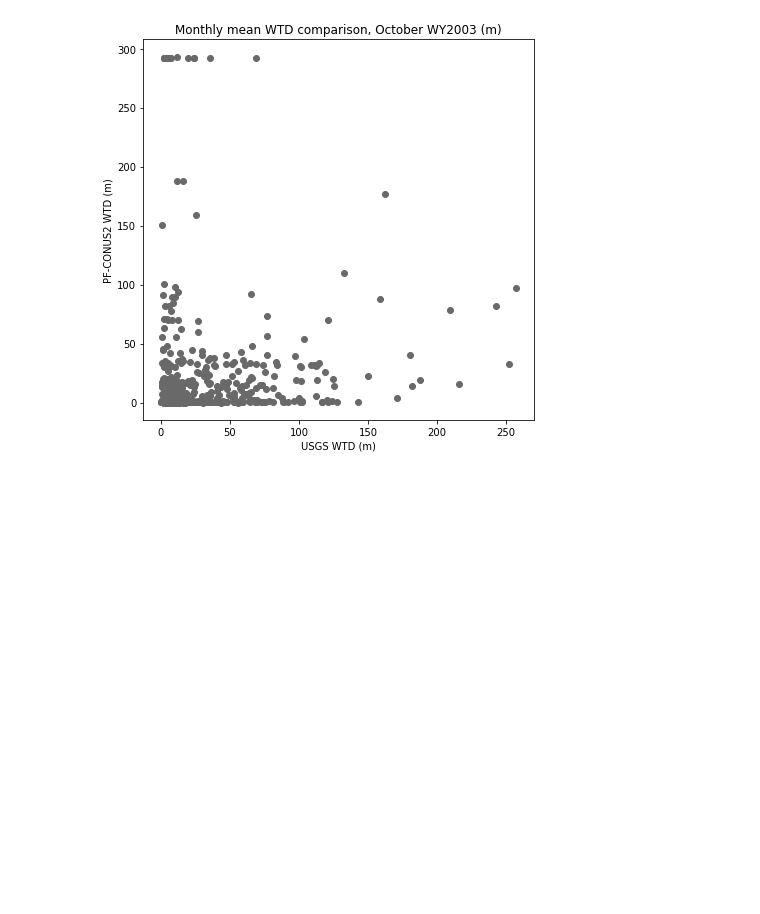
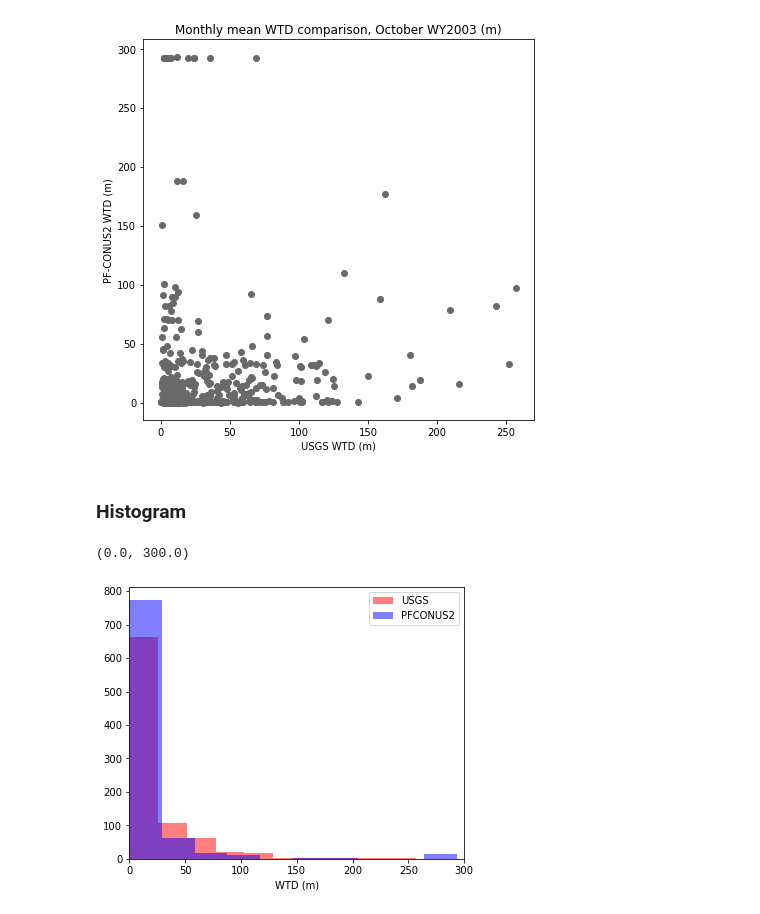
Before and after one commit to danielletijerina/PFCONUS2-analysis, a Jupyter notebook: scripts/Validation/WTD/WTD_aggregate_observations.ipynb, the cells around one changed output. Cells and saved outputs as stored; diff of their text form; code cells hidden in the pictures; blank space fills up the shorter version.

```diff
--- a/scripts/Validation/WTD/WTD_aggregate_observations.ipynb
+++ b/scripts/Validation/WTD/WTD_aggregate_observations.ipynb
@@ -21,7 +22,7 @@ nx = 4442
 # %% [markdown]
 ### USGS WTD
 # %%
-usgs_metadata = pd.read_csv(usgs_metadata_file, index_col=['site_id'])
+usgs_metadata = pd.read_csv(f'{organized_dir}/{usgs_metadata_file}', index_col=['site_id'])
 usgs_metadata  = usgs_metadata.drop(columns=['Unnamed: 0'])
 usgs_metadata
 # %% [output]
@@ -40,7 +41,7 @@ usgs_metadata
 | 480550113585001 | groundwater well | USGS | 27N19W14CCAD01 Swan 4 | 480550113585001 | https://waterservices.usgs.gov/nw... | 2022-08-01 | 48.097222 | ... |
 1020 rows × 56 columns
 # %%
-usgs_csv = pd.read_csv(usgs_data)
+usgs_csv = pd.read_csv(f'{organized_dir}/{usgs_data}')
 usgs_csv
 # %% [output]
 |  | Unnamed: 0 | site_id | date | wtd | num_obs |
@@ -293,3 +294,16 @@ plt.title('Monthly mean WTD comparison, October WY2003 (m)')#,fontsize=20
 # %% [output]
 Text(0.5, 1.0, 'Monthly mean WTD comparison, October WY2003 (m)')
 [figure]
+# %% [markdown]
+### Histogram
+# %%
+plt.figure(figsize=(6,5))
+plt.hist(usgs_pf_WTD_avg.wtd_avg, bins = 10, color='r',alpha=0.5, label='USGS')
+plt.hist(usgs_pf_WTD_avg.pf_avg_wtd, bins = 10, color='b',alpha=0.5, label='PFCONUS2')
+plt.xlabel('WTD (m)')
+plt.legend()
+plt.xlim(0,300)
+#plt.savefig(f'{plot_dir}/WTD_hist_Oct_WY2003.png', dpi=300, bbox_inches='tight')
+# %% [output]
+(0.0, 300.0)
+[figure, added]
```
Also changed, not shown: parts of 1 cell of this notebook.
